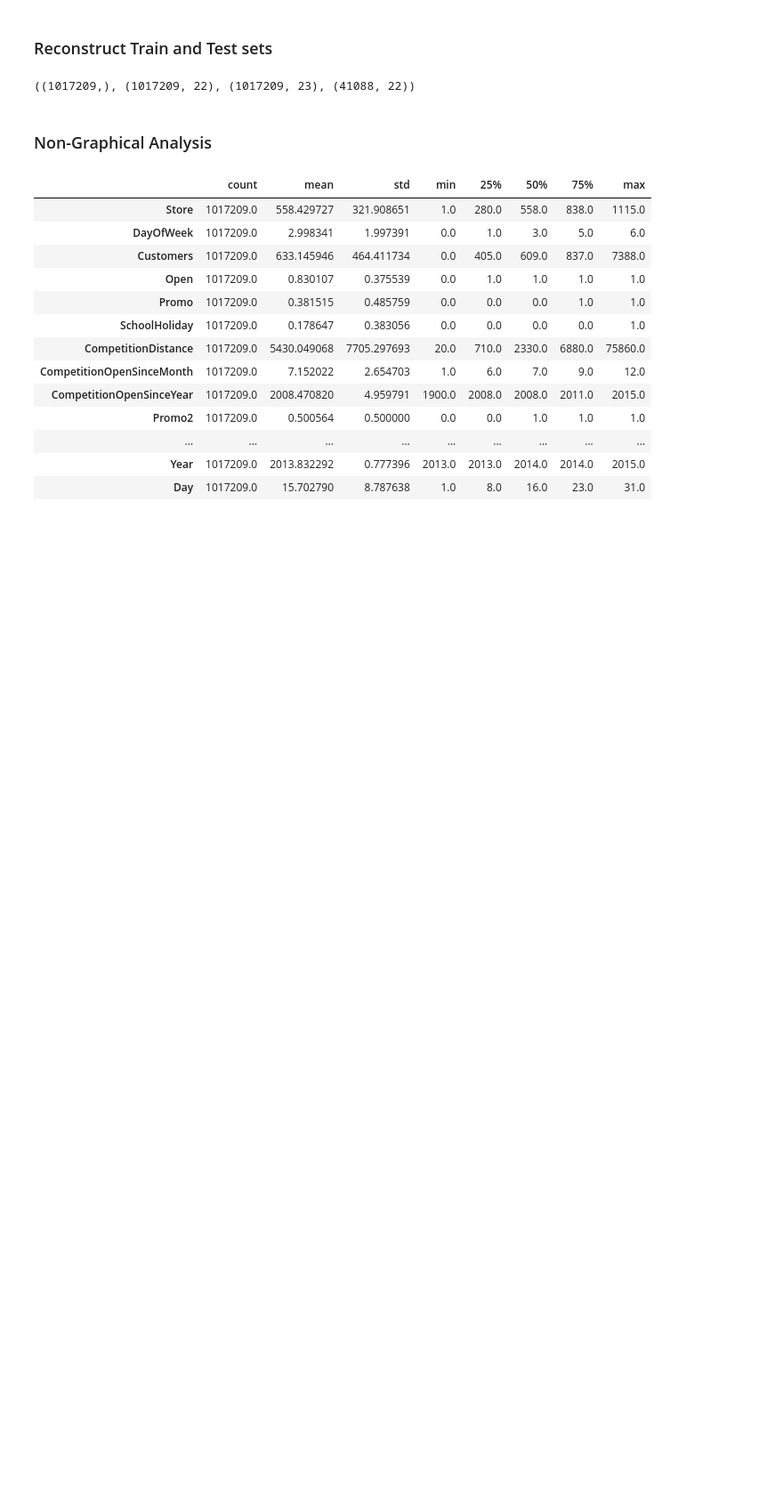
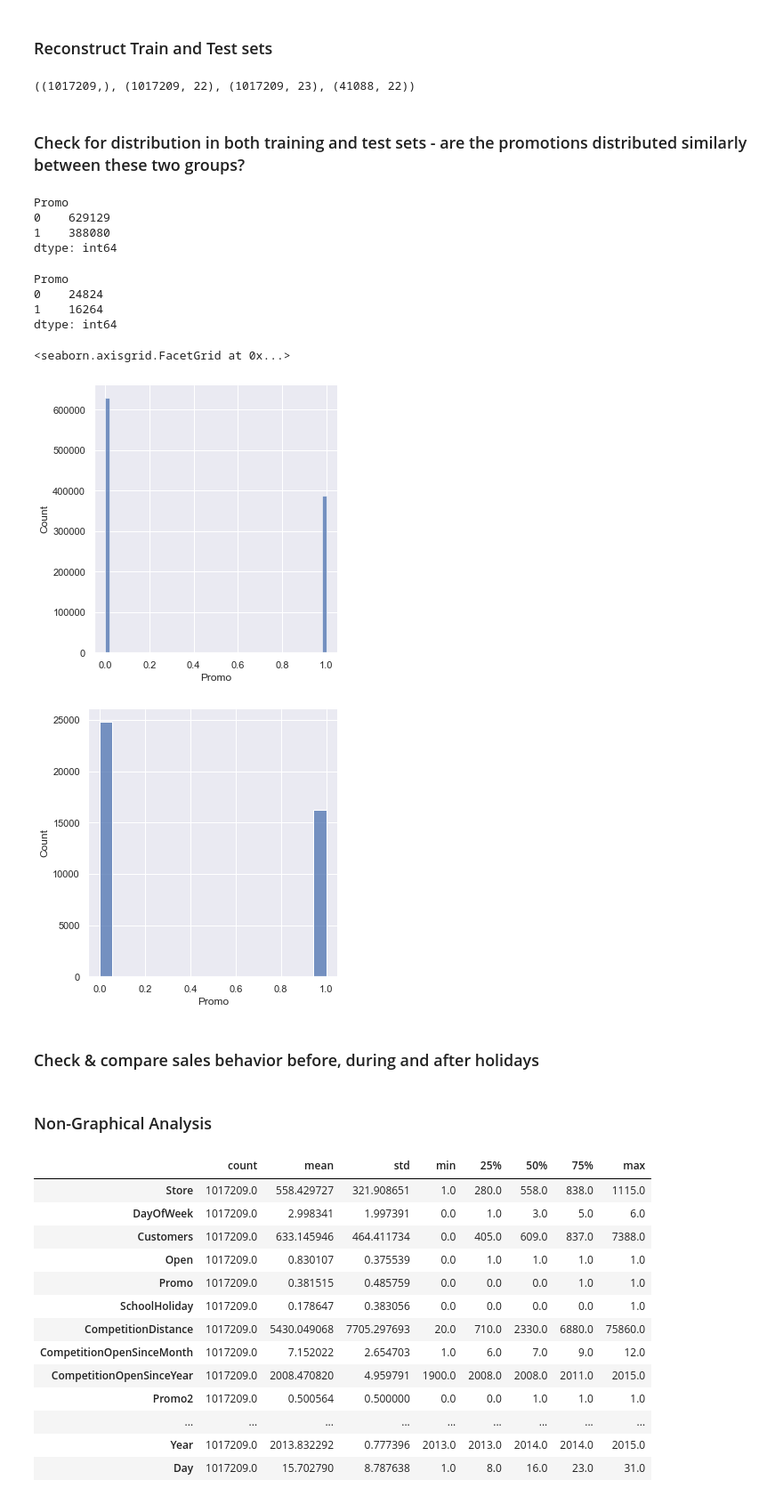
Before and after one commit to DiyeMark/Pharmaceutical-Sales-Prediction, a Jupyter notebook: notebooks/data_exploration.ipynb, the cells around one changed output. Shown: that part at 89% size. Cells and saved outputs as stored; diff of their text form; code cells hidden in the pictures; blank space fills up the shorter version.

Commit message:
wip: data exploration

```diff
--- a/notebooks/data_exploration.ipynb
+++ b/notebooks/data_exploration.ipynb
@@ -5,11 +5,13 @@ import pandas as pd
 
 # visualisations
 import seaborn as sns
+sns.set(rc={'figure.figsize':(12,7)})
+
 import matplotlib.pyplot as plt
 
 # logging
 import logging
-logging.basicConfig(level=logging.DEBUG, format='%(asctime)s - %(name)s - %(levelname)s - %(message)s')
+logging.basicConfig(level=logging.ERROR, format='%(asctime)s - %(name)s - %(levelname)s - %(message)s')
 # %% [markdown]
 <h3>Data</h3>
 # %%
@@ -266,10 +268,39 @@ numerical
 train_feat = features.iloc[:len(train_features), ]
 test_feat = features.iloc[len(train_features):, :]
 train_set = train_feat.copy()
+test_set = test_feat.copy()
 train_set['Sales'] = train_target
 train_target.shape, train_feat.shape, train_set.shape, test_feat.shape
 # %% [output]
 ((1017209,), (1017209, 22), (1017209, 23), (41088, 22))
+# %% [markdown]
+### Check for distribution in both training and test sets - are the promotions distributed similarly between these two groups?
+# %%
+train_set.value_counts('Promo')
+# %% [output]
+Promo
+0    629129
+1    388080
+dtype: int64
+# %%
+test_set.value_counts('Promo')
+# %% [output]
+Promo
+0    24824
+1    16264
+dtype: int64
+# %%
+# fig, (axis1,axis2) = plt.subplots(1,2,figsize=(12,7))
+
+sns.displot(x='Promo', data=train_set)
+sns.displot(x='Promo', data=test_set)
+# sns.barplot(x='Promo', y=train_set['Promo'].values_count()['data'], data=test_set, ax=axis2).set_title('')
+# %% [output]
+<seaborn.axisgrid.FacetGrid at 0x...>
+[figure, added]
+[figure, added]
+# %% [markdown]
+### Check & compare sales behavior before, during and after holidays
 # %% [markdown]
 <h3>Non-Graphical Analysis</h3>
 # %%
```
Also changed, not shown: parts of 11 cells of this notebook.
